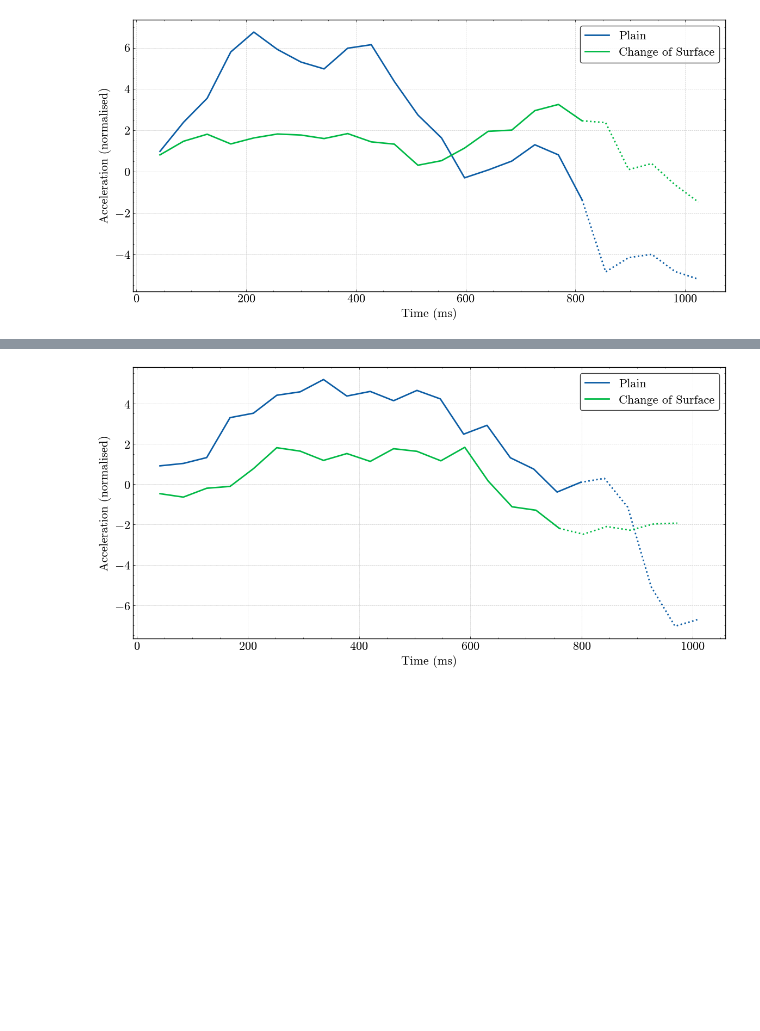
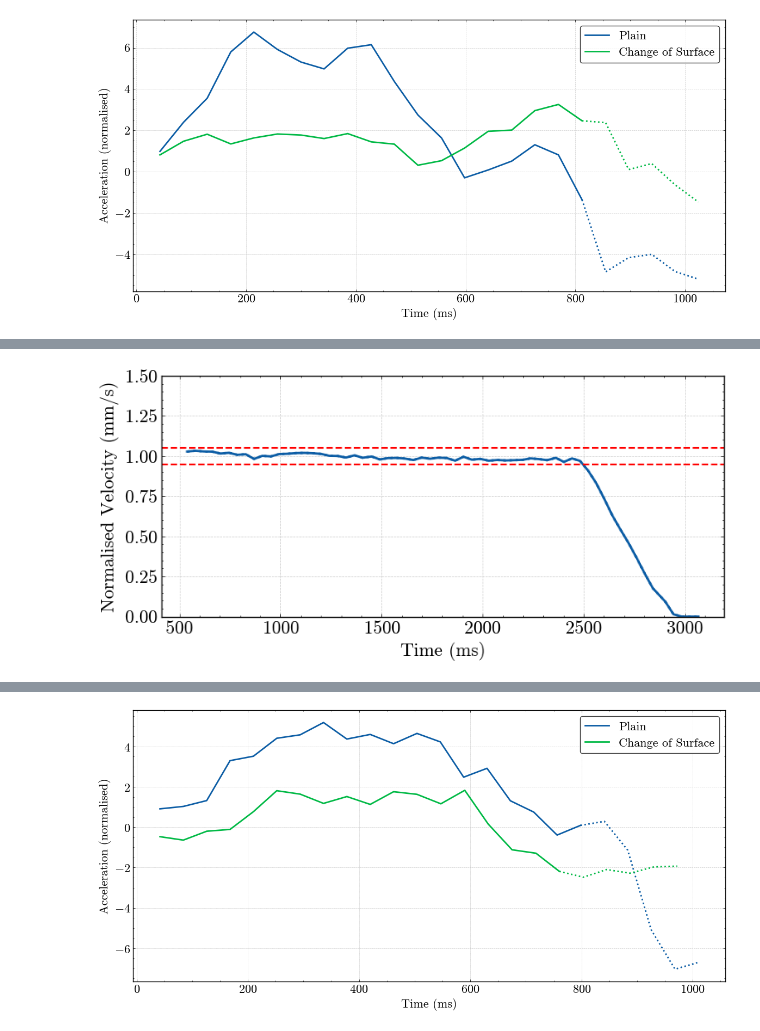
Before and after one commit to addaia/PHREDO, a Jupyter notebook: plotter.ipynb, the cells around one changed output, grey strips where cells are left out. Saved outputs shown, nothing was run; the diff lists cells and outputs as text; code cells hidden in the pictures; blank space fills up the shorter version.

```diff
--- a/plotter.ipynb
+++ b/plotter.ipynb
@@ -247,3 +247,91 @@ plt.tight_layout()
 plt.show()
 # %% [output]
 [figure]
+# %%
+data_str1 = """
+538	1.02814340311997
+579	1.03292370742495
+620	1.02874372040478
+662	1.02745414994111
+703	1.01591471768863
+745	1.02049491623200
+786	1.00786601927746
+828	1.01140122106579
+869	0.982185779871644
+910	1.00141816695911
+952	0.997860731197270
+993	1.01235728192678
+1035	1.01444727543687
+1076	1.01864949643055
+1118	1.01978342907963
+1159	1.01791577530467
+1201	1.01344674662885
+1242	1.00164050669423
+1283	1.00059550993919
+1324	0.990723625700070
+1366	1.00481996490638
+1406	0.989545225103959
+1451	0.997260413912458
+1491	0.979161959474076
+1532	0.987366295699829
+1574	0.988455760401894
+1615	0.984675984904935
+1657	0.975204312189025
+1698	0.990412350070908
+1740	0.983341946494243
+1781	0.990078840468236
+1822	0.987944379011129
+1864	0.971024325168858
+1905	0.995770737687186
+1947	0.977361007619643
+1988	0.982697161262409
+2030	0.970913155301300
+2072	0.975493353844675
+2115	0.972625171261688
+2157	0.974426123116121
+2197	0.976293776891090
+2237	0.985787683580511
+2277	0.981407590798740
+2319	0.974270485301541
+2362	0.989189481527774
+2402	0.963464774174939
+2442	0.985409706030815
+2482	0.969645818811143
+2522	0.909013773045213
+2562	0.830905824099224
+2602	0.732920702833930
+2642	0.629176982429152
+2682	0.541775232555345
+2722	0.457997620363916
+2762	0.365304184794366
+2802	0.268008316707930
+2842	0.176760089416629
+2903	0.0942720476888686
+2944	0.0146744225176069
+2985	0
+3026	0
+3067	0
+"""
+
+
+# parse)
+times1, norm_vel1 = parse_data(data_str1)
+
+plt.figure(figsize=(8, 4))
+
+line1, = plt.plot(times1, norm_vel1, linestyle='-', linewidth=2)
+plt.plot(times1, norm_vel1, linestyle=':', linewidth=2, color=line1.get_color())
+
+plt.axhline(y=0.95, color='red', linestyle='--', linewidth=1.5)  # Horizontal dashed line at 0.95
+plt.axhline(y=1.05, color='red', linestyle='--', linewidth=1.5)  # Horizontal dashed line at 1.05
+plt.ylim(0, 1.5)  # Set y-axis limit
+plt.xlabel("Time (ms)")
+plt.ylabel("Normalised Velocity (mm/s)")
+plt.grid(True, linestyle='--', alpha=0.7)
+plt.tight_layout()
+
+plt.savefig('papidiNormVel.pdf')
+from google.colab import files
+files.download('papidiNormVel.pdf')
+plt.show()
+# %% [output]
@@ -249,0 +340 @@ plt.show()
+[figure, added]
```
Also changed, not shown: parts of 3 cells of this notebook.
